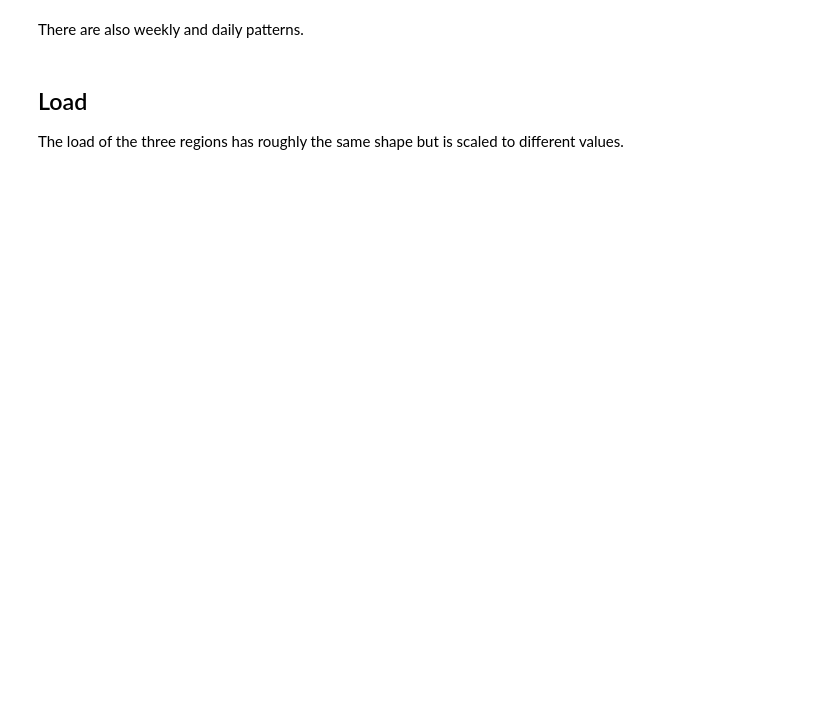
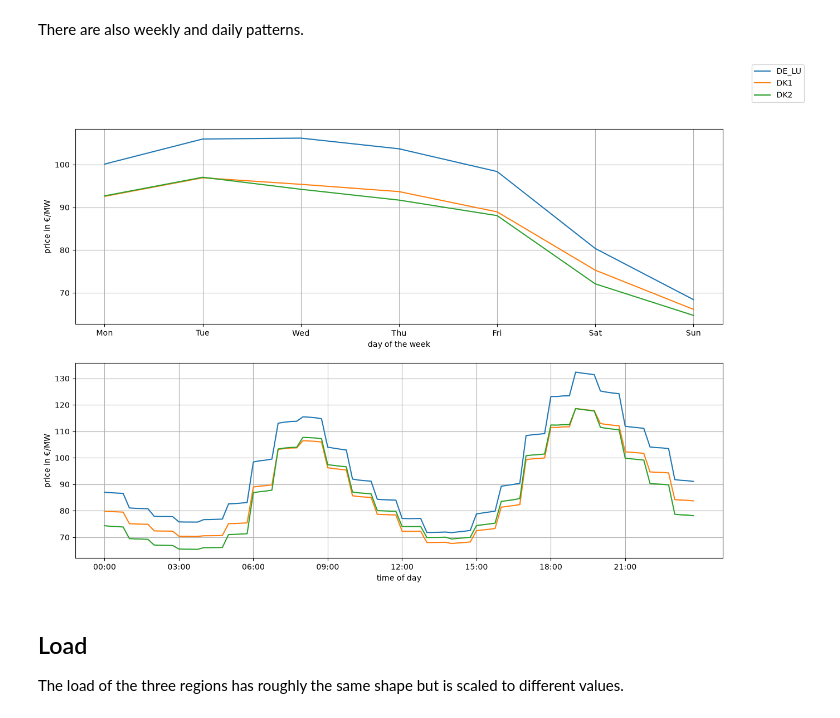
Before and after one commit to Paul-Hermes/EnergyMarketAnalysis, a Jupyter notebook: 03_eda.ipynb, the cells around one changed output. Saved outputs shown, nothing was run; the diff lists cells and outputs as text; code cells hidden in the pictures; blank space fills up the shorter version.

```diff
--- a/03_eda.ipynb
+++ b/03_eda.ipynb
@@ -118,33 +128,39 @@ axs[0].plot(
     week['day'],
     week['DK2_price'],
     color=colors[2],
 )
 axs[0].grid()
+axs[0].set_ylabel('price in €/MW')
+axs[0].set_xlabel('day of the week')
 
 t = (day['time'].dt.hour() + day['time'].dt.minute() / 60).to_numpy()   # if it's still a datetime column
 
 axs[1].plot(
     t,
     day['DE_LU_price'],
     color=colors[0],
     label='DE_LU'
 )
 axs[1].plot(
     t,
     day['DK1_price'],
     color=colors[1],
     label='DK1'
 )
 axs[1].plot(
     t,
     day['DK2_price'],
     color=colors[2],
     label='DK2'
 )
+axs[1].set_ylabel('price in €/MW')
+axs[1].set_xlabel('time of day')
 axs[1].grid()
 axs[1].set_xticks(range(0, 24, 3), [f'{h:02d}:00' for h in range(0, 24, 3)])
 fig.legend()
 plt.show()
+# %% [output]
+[figure, added]
 # %% [markdown]
 ## Load
 The load of the three regions has roughly the same shape but is scaled to different values.
```
Also changed, not shown: parts of 14 cells of this notebook, 3 other files.
